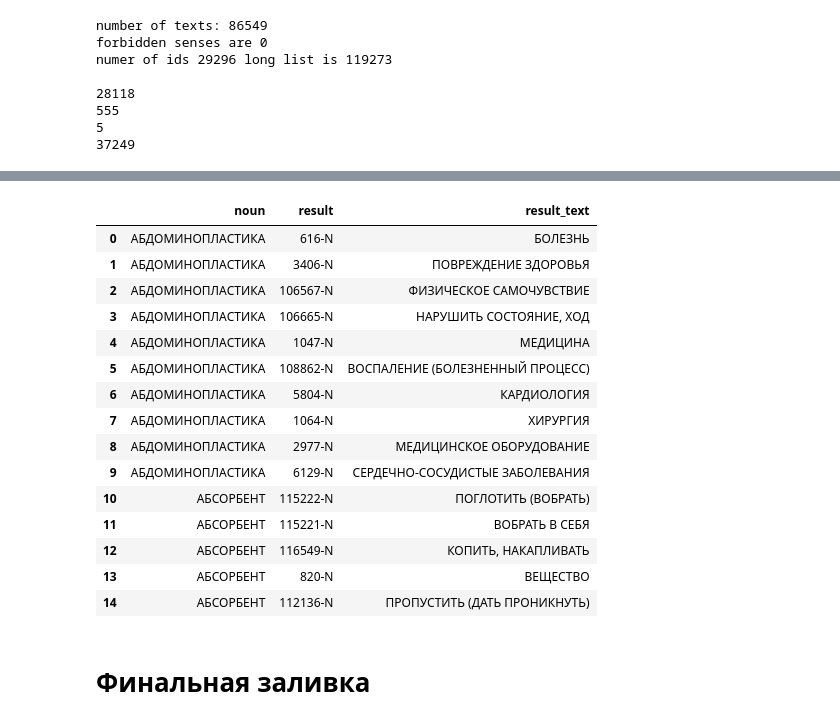
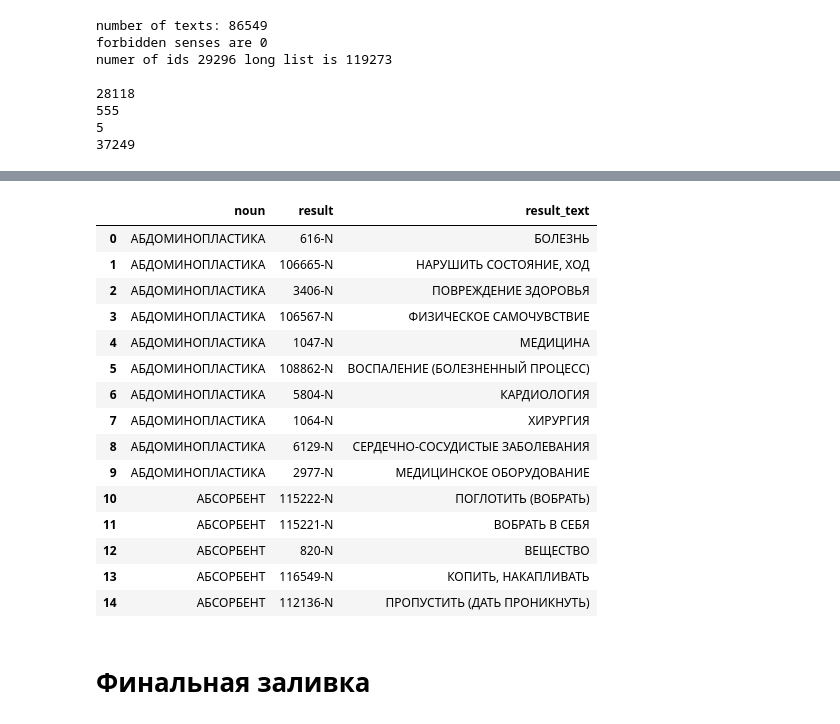
Before and after one commit to avidale/taxonomy-enrichment, a Jupyter notebook: experiments/nouns_march.ipynb, the cells around one changed output, grey strips where cells are left out. Cells and saved outputs as stored; diff of their text form; code cells hidden in the pictures.

```diff
--- a/experiments/nouns_march.ipynb
+++ b/experiments/nouns_march.ipynb
@@ -110,7 +141,8 @@ small_hypos = {
     my_knn.hypotheses_knn(
         txt,
         #index=tree, text2vec=ft_embedder,
-        index=w2v_tree, text2vec=w2v_embedder,
+        index=w2v_tree_pos, text2vec=w2v_embedder_pos,
+        #indexer=indexer,
         synset_storage=syns_storage, rel_storage=rel_storage,
         decay=3,
         k=100,
@@ -138,0 +184,16 @@ print(mean_ap, mean_rr)
+# %%
+small_hypos_large = {
+    txt:
+    my_knn.hypotheses_knn(
+        txt,
+        #index=full_ft_tree, text2vec=ft_embedder,
+        index=w2v_tree, text2vec=w2v_embedder,
+        synset_storage=syns_storage, rel_storage=rel_storage,
+        decay=3,
+        k=100,
+        grand_mult=0.5,
+        neighbor_scorer=w2v_scorer,
+        result_size=100
+    )
+    for txt in tqdm(dev.keys())
+}
@@ -162,13 +301,16 @@ full_ft_tree = KDTree(full_ft_vecs)
 # %%
 full_w2v_vecs = np.stack([w2v_embedder(t) for t in tqdm(full_syn_storage.texts_long) ])
 full_w2v_tree = KDTree(full_w2v_vecs)
+# %%
+full_w2v_vecs_pos = np.stack([w2v_embedder_pos(t) for t in tqdm(full_syn_storage.texts_long) ])
+full_w2v_tree_pos = KDTree(full_w2v_vecs_pos)
 # %%
 public_test_hypos = {
     txt:
     my_knn.hypotheses_knn(
         txt,
         #index=full_ft_tree, text2vec=ft_embedder,
-        index=full_w2v_tree, text2vec=w2v_embedder,
+        index=full_w2v_tree_pos, text2vec=w2v_embedder_pos,
         synset_storage=full_syn_storage, rel_storage=full_rel_storage,
         decay=3,
         k=100,
@@ -195,24 +337,24 @@ sub
 | 7619 | ЯТАГАН | 146046-N | НОЖ (ХОЛОДНОЕ ОРУЖИЕ) |
 7620 rows × 3 columns
 # %%
-sub.to_csv('results/nouns_v3_w2v_only_simp5_penalty.tsv', sep='\t', encoding='utf-8', header=None, index=None)
+sub.to_csv('results/nouns_v4_w2v_only_simp5_pnlty_pos_weight.tsv', sep='\t', encoding='utf-8', header=None, index=None)
 sub.head(15)
 # %% [output]
 |  | noun | result | result_text |
 | 0 | АБДОМИНОПЛАСТИКА | 616-N | БОЛЕЗНЬ |
-| 1 | АБДОМИНОПЛАСТИКА | 3406-N | ПОВРЕЖДЕНИЕ ЗДОРОВЬЯ |
-| 2 | АБДОМИНОПЛАСТИКА | 106567-N | ФИЗИЧЕСКОЕ САМОЧУВСТВИЕ |
-| 3 | АБДОМИНОПЛАСТИКА | 106665-N | НАРУШИТЬ СОСТОЯНИЕ, ХОД |
+| 1 | АБДОМИНОПЛАСТИКА | 106665-N | НАРУШИТЬ СОСТОЯНИЕ, ХОД |
+| 2 | АБДОМИНОПЛАСТИКА | 3406-N | ПОВРЕЖДЕНИЕ ЗДОРОВЬЯ |
+| 3 | АБДОМИНОПЛАСТИКА | 106567-N | ФИЗИЧЕСКОЕ САМОЧУВСТВИЕ |
 | 4 | АБДОМИНОПЛАСТИКА | 1047-N | МЕДИЦИНА |
 | 5 | АБДОМИНОПЛАСТИКА | 108862-N | ВОСПАЛЕНИЕ (БОЛЕЗНЕННЫЙ ПРОЦЕСС) |
 | 6 | АБДОМИНОПЛАСТИКА | 5804-N | КАРДИОЛОГИЯ |
 | 7 | АБДОМИНОПЛАСТИКА | 1064-N | ХИРУРГИЯ |
-| 8 | АБДОМИНОПЛАСТИКА | 2977-N | МЕДИЦИНСКОЕ ОБОРУДОВАНИЕ |
-| 9 | АБДОМИНОПЛАСТИКА | 6129-N | СЕРДЕЧНО-СОСУДИСТЫЕ ЗАБОЛЕВАНИЯ |
+| 8 | АБДОМИНОПЛАСТИКА | 6129-N | СЕРДЕЧНО-СОСУДИСТЫЕ ЗАБОЛЕВАНИЯ |
+| 9 | АБДОМИНОПЛАСТИКА | 2977-N | МЕДИЦИНСКОЕ ОБОРУДОВАНИЕ |
 | 10 | АБСОРБЕНТ | 115222-N | ПОГЛОТИТЬ (ВОБРАТЬ) |
 | 11 | АБСОРБЕНТ | 115221-N | ВОБРАТЬ В СЕБЯ |
-| 12 | АБСОРБЕНТ | 116549-N | КОПИТЬ, НАКАПЛИВАТЬ |
-| 13 | АБСОРБЕНТ | 820-N | ВЕЩЕСТВО |
+| 12 | АБСОРБЕНТ | 820-N | ВЕЩЕСТВО |
+| 13 | АБСОРБЕНТ | 116549-N | КОПИТЬ, НАКАПЛИВАТЬ |
 | 14 | АБСОРБЕНТ | 112136-N | ПРОПУСТИТЬ (ДАТЬ ПРОНИКНУТЬ) |
 # %% [markdown]
 # Финальная заливка
```
Also changed, not shown: parts of 21 cells of this notebook, 7 other files.
